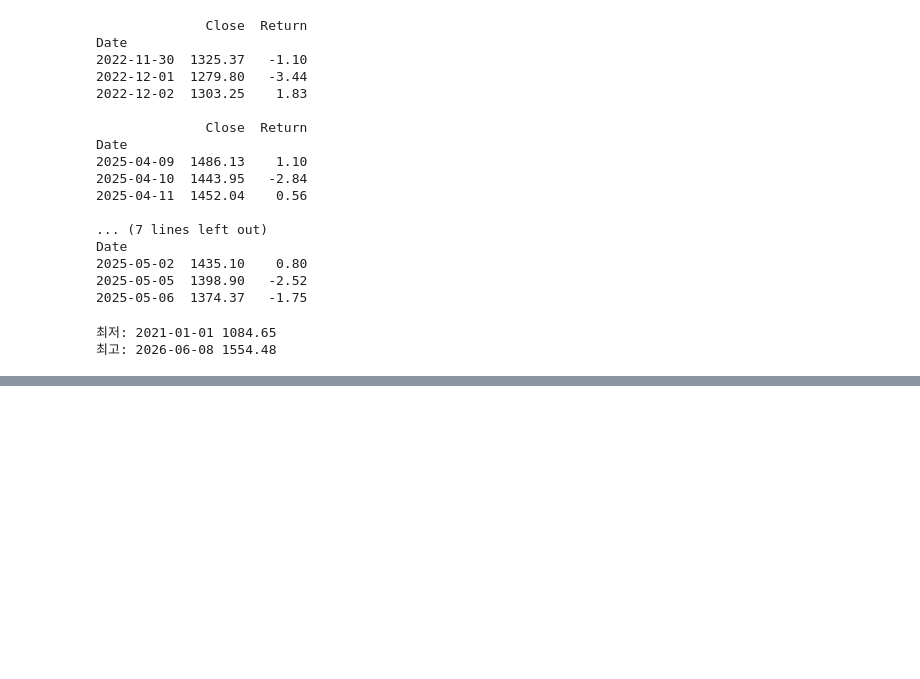
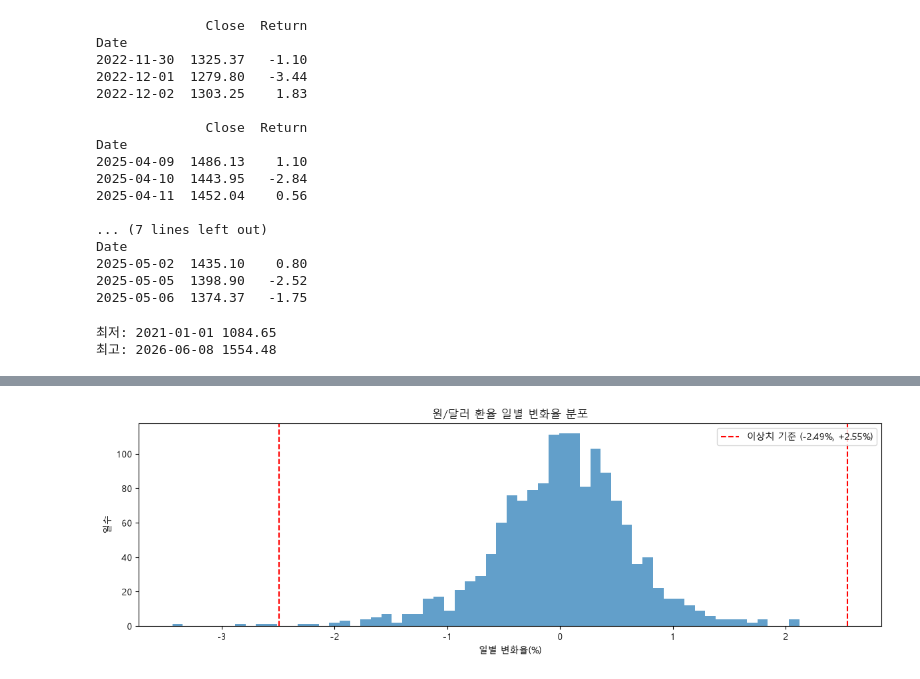
Before and after one commit to N-andyradio/usdkrw-exchange-rate-analysis, a Jupyter notebook: analysis.ipynb, the cells around one changed output, grey strips where cells are left out. Drawn from its saved outputs; the diff is of its cells as text; code cells hidden in the pictures; blank space fills up the shorter version.

```diff
--- a/analysis.ipynb
+++ b/analysis.ipynb
@@ -138,0 +227,14 @@ s.to_csv("data/usdkrw_clean.csv")
+# %%
+fig, ax = plt.subplots(figsize=(12, 4))
+ax.hist(ret.dropna(), bins=60, color="tab:blue", alpha=0.7)
+ax.axvline(-2.49, color="red", linestyle="--", label="이상치 기준 (-2.49%, +2.55%)")
+ax.axvline(2.55, color="red", linestyle="--")
+ax.set_title("원/달러 환율 일별 변화율 분포")
+ax.set_xlabel("일별 변화율(%)")
+ax.set_ylabel("일수")
+ax.legend()
+fig.tight_layout()
+fig.savefig("images/03_return_distribution.png", dpi=150)
+plt.show()
+# %% [output]
+[figure, added]
```
Also changed, not shown: parts of 4 cells of this notebook, 2 other files.
